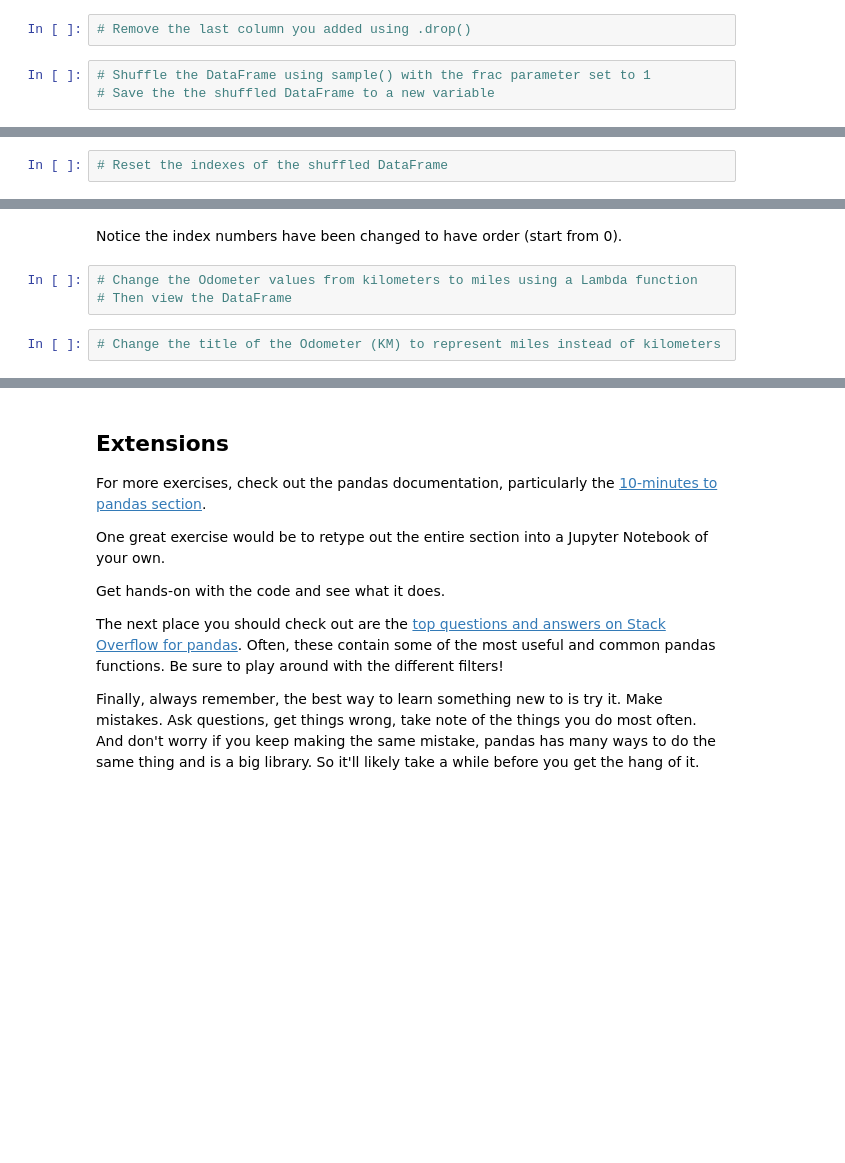
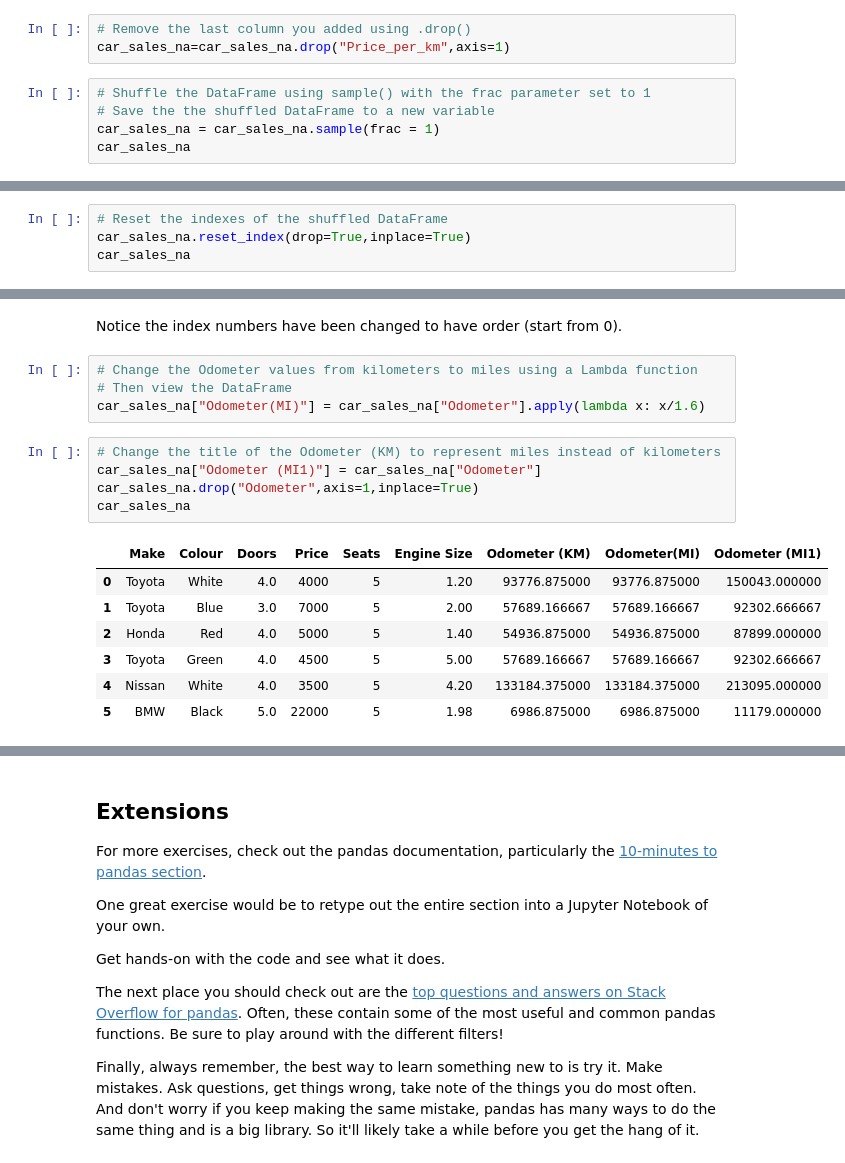
Before and after one commit to HM-bcard/Complete-Machine-Learning-Data-Science-Bootcamp, a Jupyter notebook: pandas-exercises.ipynb, the cells around one changed output, grey strips where cells are left out. Saved outputs shown, nothing was run; the diff lists cells and outputs as text; blank space fills up the shorter version.

```diff
--- a/pandas-exercises.ipynb
+++ b/pandas-exercises.ipynb
@@ -403,5 +416,8 @@ car_sales_na["Pricce_per_km"] =
 # %%
 # Remove the last column you added using .drop()
+car_sales_na=car_sales_na.drop("Price_per_km",axis=1)
 # %%
 # Shuffle the DataFrame using sample() with the frac parameter set to 1
 # Save the the shuffled DataFrame to a new variable
+car_sales_na = car_sales_na.sample(frac = 1)
+car_sales_na
@@ -409,3 +433,5 @@ car_sales_na["Pricce_per_km"] =
 Notice how the index numbers get moved around. The [`sample()`](https://pandas.pydata.org/pandas-docs/stable/reference/api/pandas.DataFrame.sample.html) function is a great way to get random samples from your DataFrame. It's also another great way to shuffle the rows by setting `frac=1`.
 # %%
 # Reset the indexes of the shuffled DataFrame
+car_sales_na.reset_index(drop=True,inplace=True)
+car_sales_na
@@ -414,5 +448,17 @@ Notice the index numbers have been changed to have order (start from 0).
 # %%
 # Change the Odometer values from kilometers to miles using a Lambda function
 # Then view the DataFrame
+car_sales_na["Odometer(MI)"] = car_sales_na["Odometer"].apply(lambda x: x/1.6)
 # %%
 # Change the title of the Odometer (KM) to represent miles instead of kilometers
+car_sales_na["Odometer (MI1)"] = car_sales_na["Odometer"]
+car_sales_na.drop("Odometer",axis=1,inplace=True)
+car_sales_na
+# %% [output]
+|  | Make | Colour | Doors | Price | Seats | Engine Size | Odometer (KM) | Odometer(MI) | Odometer (MI1) |
+| 0 | Toyota | White | 4.0 | 4000 | 5 | 1.20 | 93776.875000 | 93776.875000 | 150043.000000 |
+| 1 | Toyota | Blue | 3.0 | 7000 | 5 | 2.00 | 57689.166667 | 57689.166667 | 92302.666667 |
+| 2 | Honda | Red | 4.0 | 5000 | 5 | 1.40 | 54936.875000 | 54936.875000 | 87899.000000 |
+| 3 | Toyota | Green | 4.0 | 4500 | 5 | 5.00 | 57689.166667 | 57689.166667 | 92302.666667 |
+| 4 | Nissan | White | 4.0 | 3500 | 5 | 4.20 | 133184.375000 | 133184.375000 | 213095.000000 |
+| 5 | BMW | Black | 5.0 | 22000 | 5 | 1.98 | 6986.875000 | 6986.875000 | 11179.000000 |
```
Also changed, not shown: parts of 8 cells of this notebook, 2 other files.
